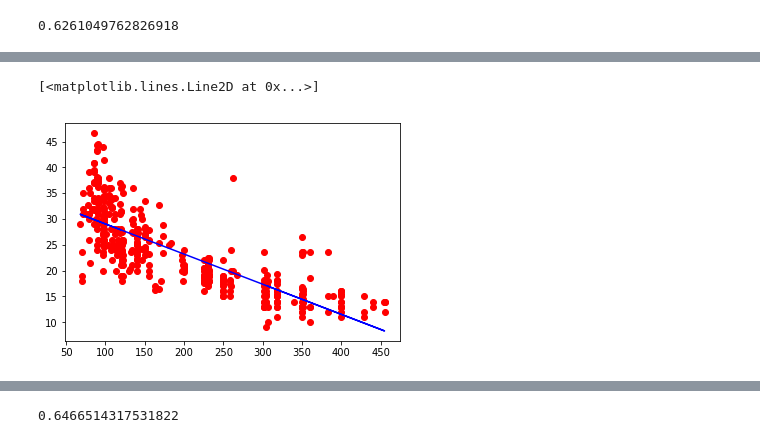
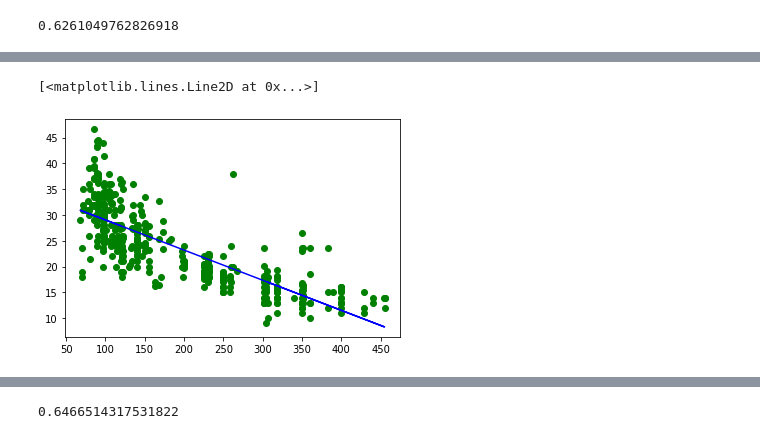
Before and after one commit to jppolbar/python-ml-course, a Jupyter notebook: notebooks/T4 - 5 - MIO - Linear Regression - Problemas con la regresión lineal.ipynb, the cells around one changed output, grey strips where cells are left out. Saved outputs shown, nothing was run; the diff lists cells and outputs as text; code cells hidden in the pictures.

Commit message:
Update T4 - 5 - MIO - Linear Regression - Problemas con la regresión lineal.ipynb
Modficaciones día 30/06/2020

```diff
--- a/notebooks/T4 - 5 - MIO - Linear Regression - Problemas con la regresión lineal.ipynb
+++ b/notebooks/T4 - 5 - MIO - Linear Regression - Problemas con la regresión lineal.ipynb
@@ -531,2 +542,6 @@ lm.score(X,Y)
 # %% [output]
 0.6261049762826918
+# %%
+import statsmodels.formula.api as smf # IMPORTAMOS ESTE PAQUETE PARA HACER LA REGRESIÓN LINEAL. ES LA OTRA LIBRERIA DISTINTA
+lm = smf.ols(formula="mpg~displacement", data=data_auto).fit()
+lm.summary()
@@ -533,7 +568,7 @@ lm.score(X,Y)
 # %%
 %matplotlib inline
-plt.plot(X,Y, "ro")
+plt.plot(X,Y, "go")
 plt.plot(X, lm.predict(X), color="blue")
 # %% [output]
 [<matplotlib.lines.Line2D at 0x...>]
-[figure, old version]
+[figure, new version]
```
Also changed, not shown: parts of 31 cells of this notebook.
